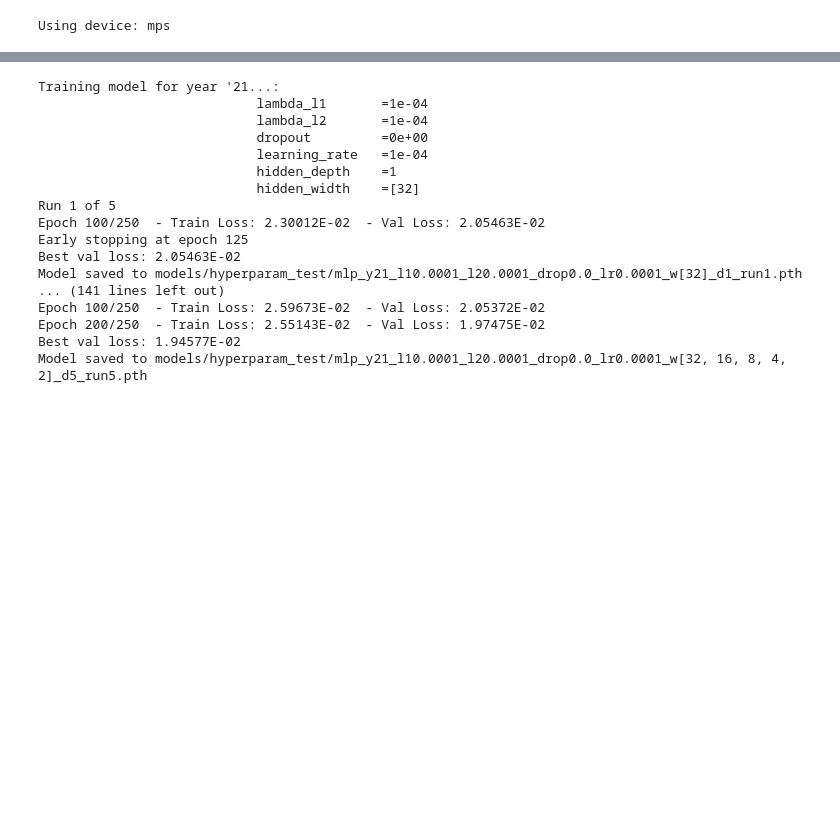
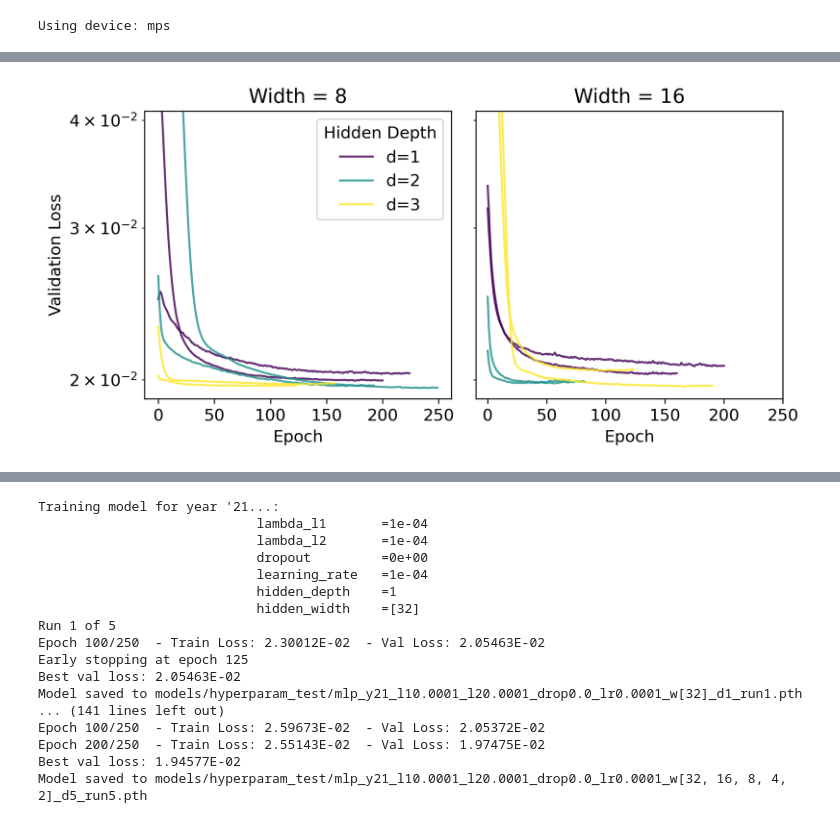
Before and after one commit to johanoelgaard/MastersThesis, a Jupyter notebook: mlp.ipynb, the cells around one changed output, grey strips where cells are left out. Cells and saved outputs as stored; diff of their text form; code cells hidden in the pictures; blank space fills up the shorter version.

```diff
--- a/mlp.ipynb
+++ b/mlp.ipynb
@@ -242 +265,53 @@ Model saved to models/hyperparam_test/mlp_y21_l10.0001_l20.0001_drop0.0_lr0.0001
+# %%
+# colours for each depth
+cmap   = plt.get_cmap('viridis')
+colors = {d: cmap((i)/(len(depth_space)-1))
+          for i, d in enumerate(depth_space)}
+
+# make one subplot per width
+n_w = len(width_space)
+fig, axes = plt.subplots(1, n_w,
+                         figsize=(4*n_w, 4),
+                         sharey=True,
+                         squeeze=False)
+axes = axes.flatten()
+
+for ax, w in zip(axes, width_space):
+    # for each depth, plot all runs in that colour
+    for d in depth_space:
+        for run in range(n_runs):
+            name = (
+                f"l1{lambda_l1}_l2{lambda_l2}"
+                f"_drop{drop}_lr{learning_rate}"
+                f"_w{w}_d{d}_run{run+1}"
+            )
+            hist = history_size[name]['val_loss']
+            ax.plot(hist,
+                    color=colors[d],
+                    alpha=0.8,
+                    linewidth=1.5,
+                    label=f"d={d}" if run==0 else None)
+
+    ax.set_title(f"Width = {w}")
+    ax.set_xlabel("Epoch")
+    ax.set_xticks(np.linspace(0, 250, 6, dtype=int))
+    ax.set_yscale('log')
+    ax.set_ylim(1.9e-2, 4.1e-2)
+    if ax is axes[0]:
+        ax.set_ylabel("Validation Loss")
+
+# build a single legend for depths
+handles, labels = axes[0].get_legend_handles_labels()
+by_label = dict(zip(labels, handles))
+axes[0].legend(by_label.values(),
+           by_label.keys(),
+           title="Hidden Depth",
+           loc='upper right',
+           ncol=1,
+           )
+
+plt.tight_layout()
+plt.show()
+# %% [output]
+[figure, added]
 # %% [markdown]
```
Also changed, not shown: parts of 20 cells of this notebook, 30 other files.
